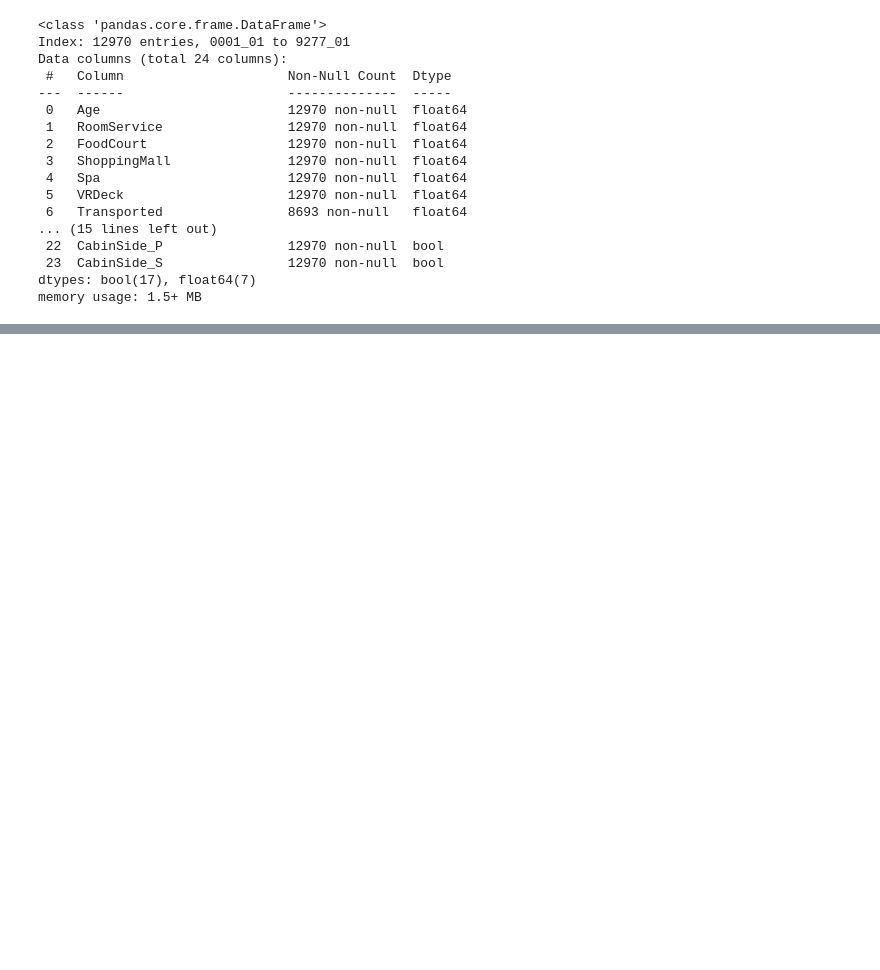
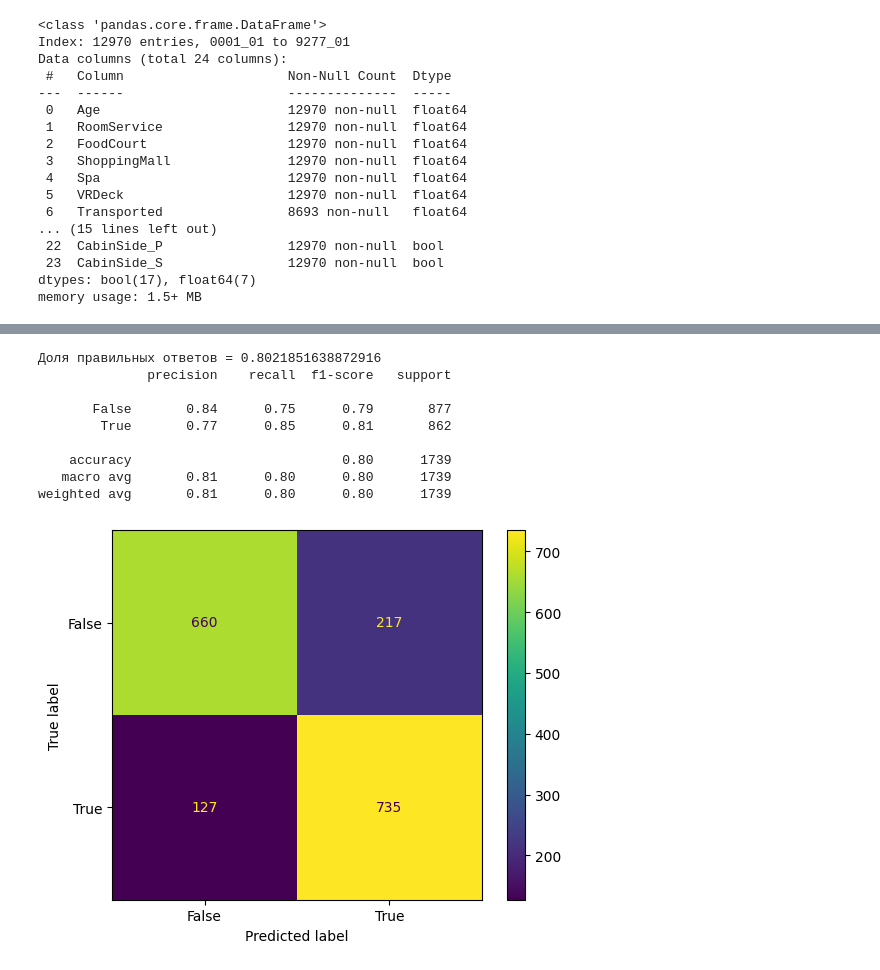
Before and after one commit to StartsevMaksim/Kaggle, a Jupyter notebook: Spaceship Titanic/Spaceship Titanic.ipynb, the cells around one changed output, grey strips where cells are left out. Cells and saved outputs as stored; diff of their text form; code cells hidden in the pictures; blank space fills up the shorter version.

```diff
--- a/Spaceship Titanic/Spaceship Titanic.ipynb
+++ b/Spaceship Titanic/Spaceship Titanic.ipynb
@@ -399,0 +432,18 @@ weighted avg       0.81      0.80      0.80      1739
+# %%
+#GradBoost
+grad_boost_model = GradientBoostingClassifier(criterion='squared_error')
+pipe_model = Pipeline([('model', grad_boost_model)])
+grid_params = {'model__n_estimators': [255]}
+grid_model = GridSearchCV(pipe_model, grid_params, scoring='accuracy', cv=5, verbose=0)
+train_model(grid_model, df_training)
+# %% [output]
+Доля правильных ответов = 0.8021851638872916
+              precision    recall  f1-score   support
+
+       False       0.84      0.75      0.79       877
+        True       0.77      0.85      0.81       862
+
+    accuracy                           0.80      1739
+   macro avg       0.81      0.80      0.80      1739
+weighted avg       0.81      0.80      0.80      1739
+[figure, added]
```
Also changed, not shown: parts of 12 cells of this notebook.
